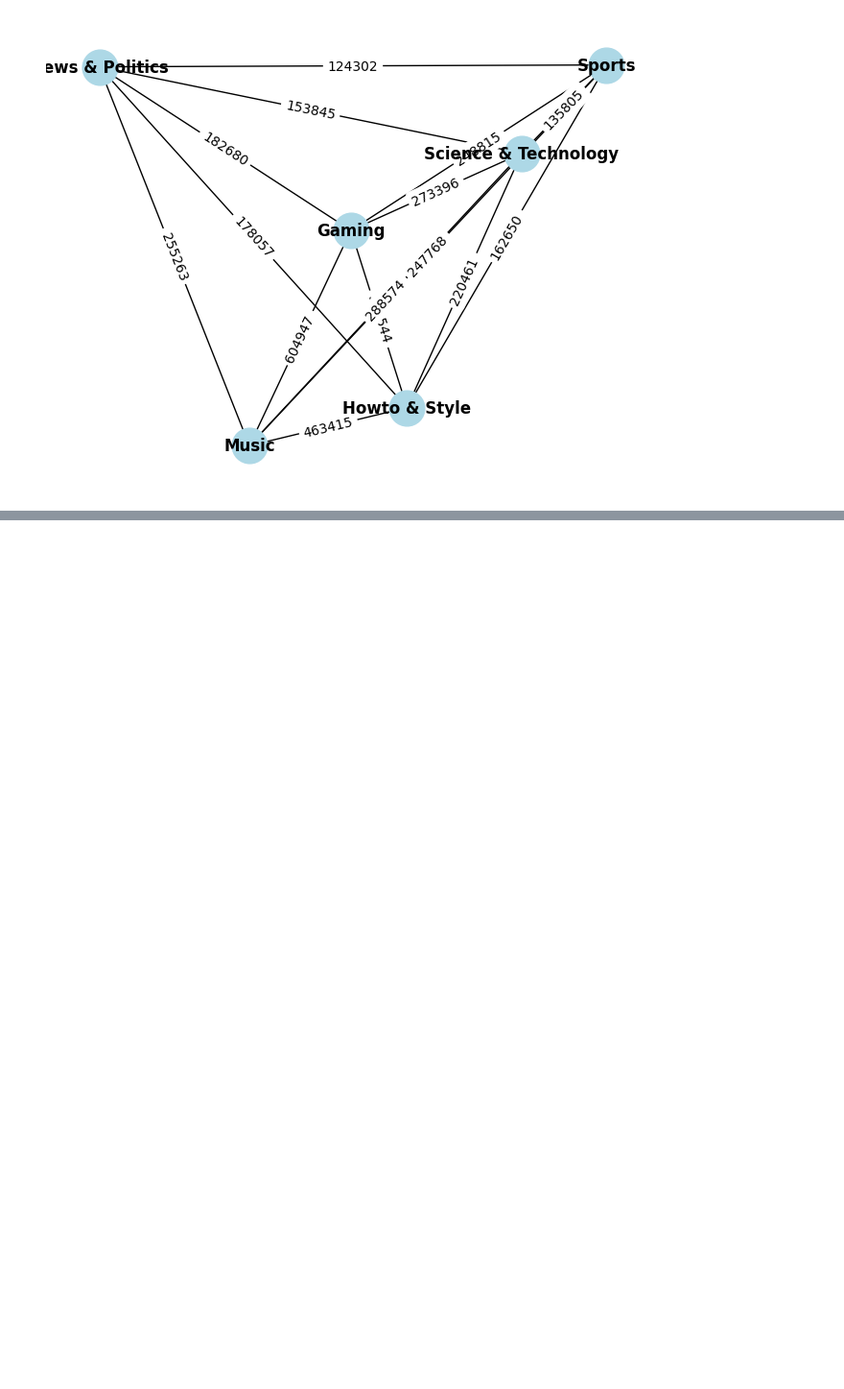
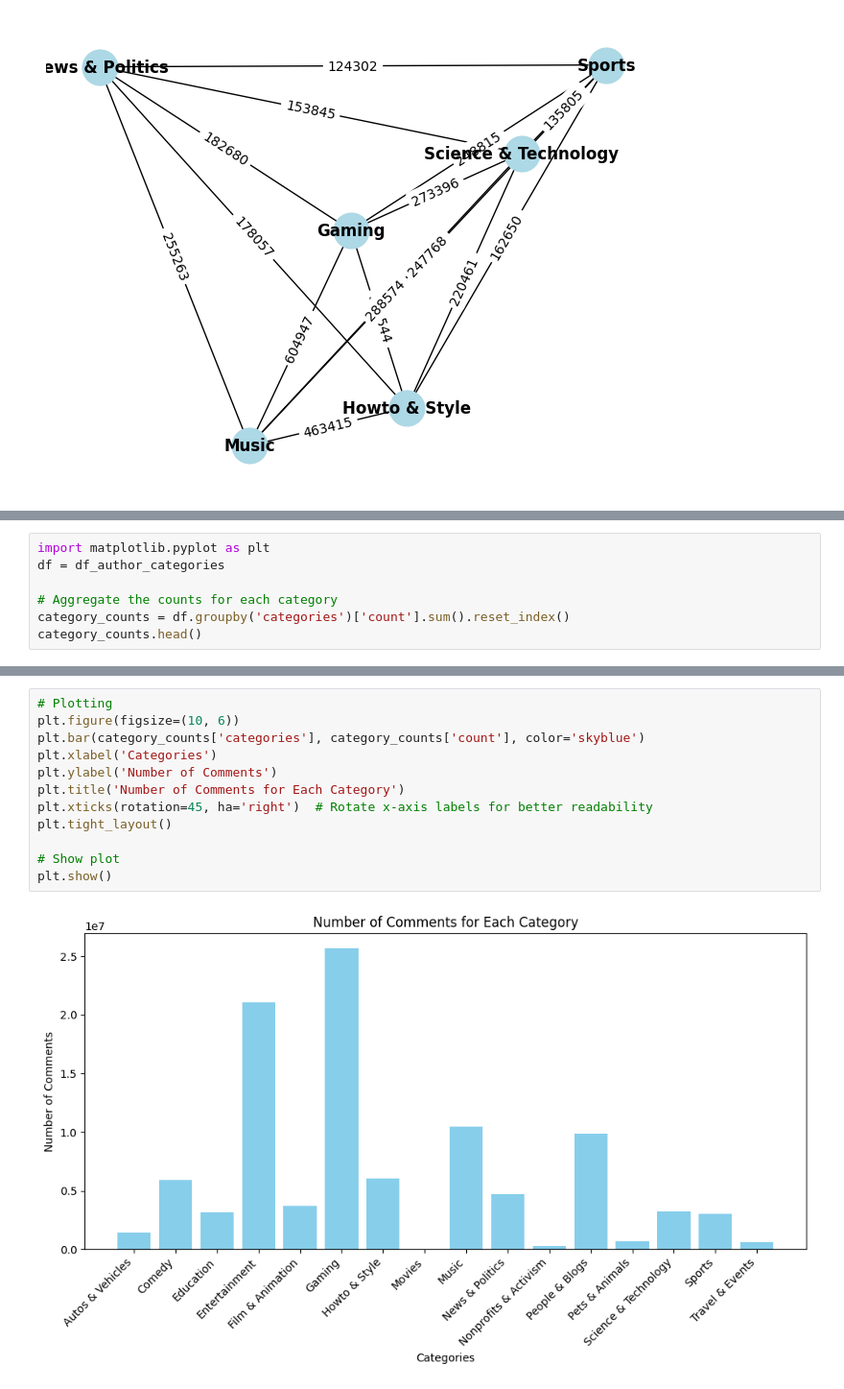
Before and after one commit to epfl-ada/ada-2023-project-analyticavengers2023, a Jupyter notebook: datadig.ipynb, the cells around one changed output, grey strips where cells are left out. Shown at 96% size. Cells and saved outputs as stored; diff of their text form; blank space fills up the shorter version.

```diff
--- a/datadig.ipynb
+++ b/datadig.ipynb
@@ -217,0 +176,7 @@ plt.show()
+# %%
+import matplotlib.pyplot as plt
+df = df_author_categories
+
+# Aggregate the counts for each category
+category_counts = df.groupby('categories')['count'].sum().reset_index()
+category_counts.head()
@@ -217,0 +190,14 @@ plt.show()
+# %%
+# Plotting
+plt.figure(figsize=(10, 6))
+plt.bar(category_counts['categories'], category_counts['count'], color='skyblue')
+plt.xlabel('Categories')
+plt.ylabel('Number of Comments')
+plt.title('Number of Comments for Each Category')
+plt.xticks(rotation=45, ha='right')  # Rotate x-axis labels for better readability
+plt.tight_layout()
+
+# Show plot
+plt.show()
+# %% [output]
+[figure, added]
```
Also changed, not shown: parts of 2 cells of this notebook.
